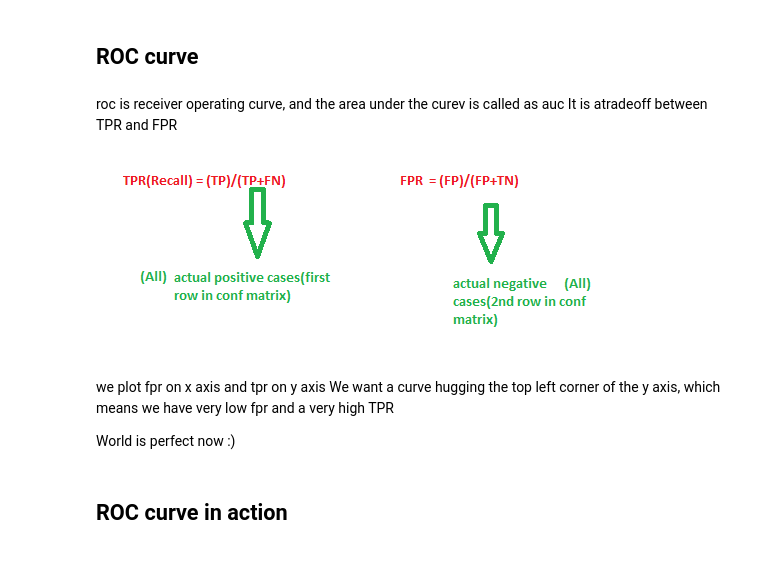
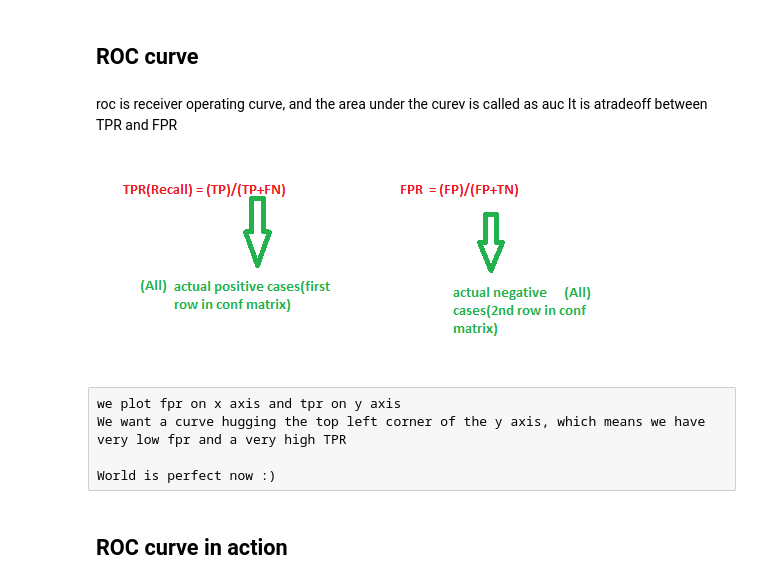
Before and after one commit to pat-123/misc, a Jupyter notebook: notebooks/classification_eval.ipynb, the cells around one changed output. Saved outputs shown, nothing was run; the diff lists cells and outputs as text; code cells hidden in the pictures.

```diff
--- a/notebooks/classification_eval.ipynb
+++ b/notebooks/classification_eval.ipynb
@@ -182,13 +196,15 @@ Text(0, 0.5, 'precision')
 # %% [markdown]
 roc is receiver operating curve, and the area under the curev is called as auc
 It is atradeoff between TPR and FPR
-
-![image.png](attachment:image.png)
-
-we plot fpr on x axis and tpr on y axis
-We want a curve hugging the top left corner of the y axis, which means we have very low fpr and a very high TPR
-
-World is perfect now :)
+# %%
+Image(filename=img_4)
+# %% [output]
+[figure, added]
+# %% [raw]
+we plot fpr on x axis and tpr on y axis
+We want a curve hugging the top left corner of the y axis, which means we have very low fpr and a very high TPR
+
+World is perfect now :)
 # %% [markdown]
 ## ROC curve in action
 # %%
```
Also changed, not shown: parts of 16 cells of this notebook, 5 other files.
